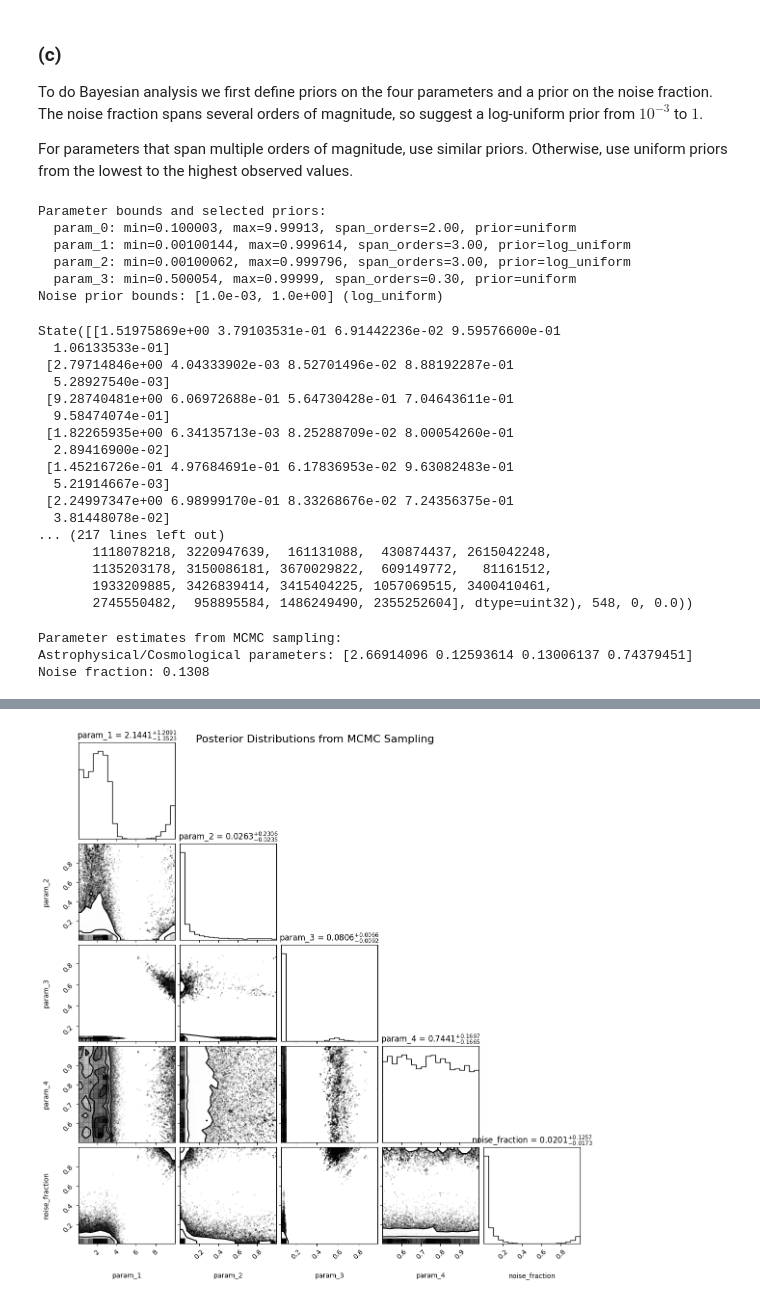
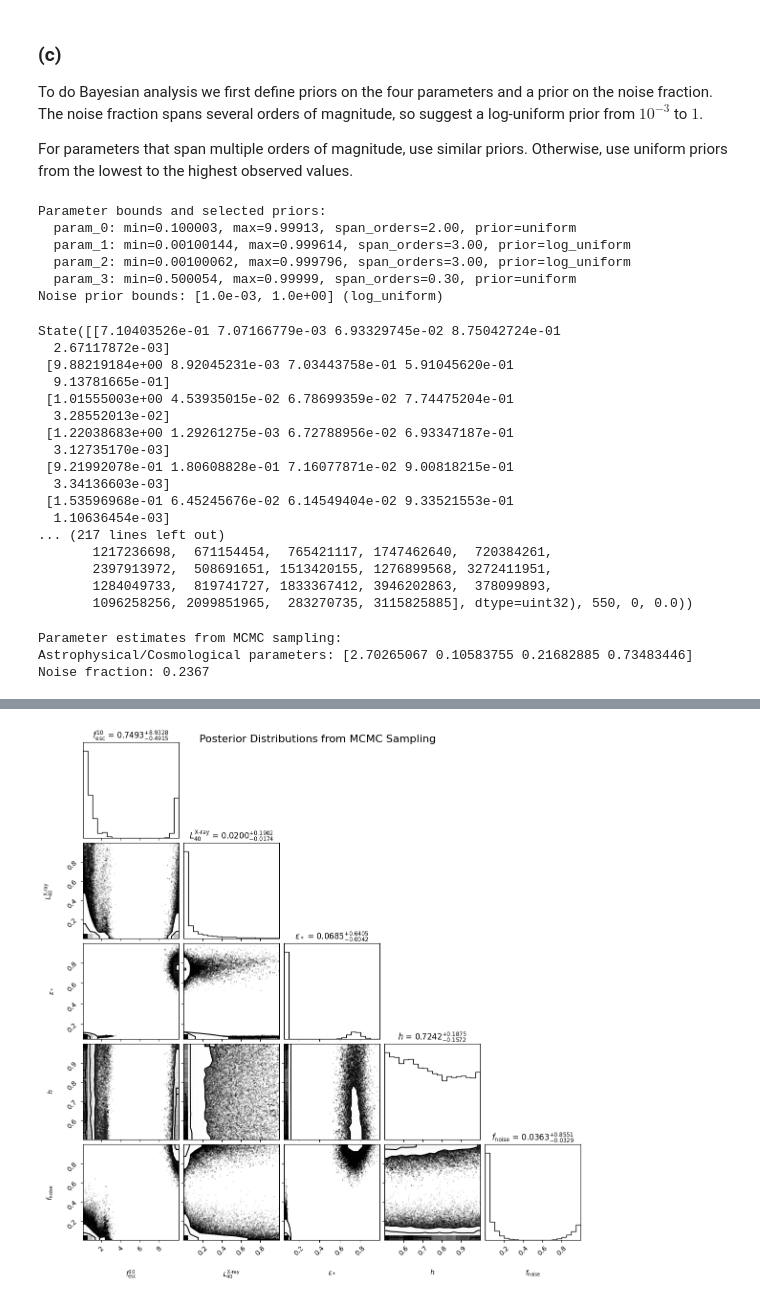
Before and after one commit to AlexBM173/apb86_A1, a Jupyter notebook: draft.ipynb, the cells around one changed output, grey strips where cells are left out. Cells and saved outputs as stored; diff of their text form; code cells hidden in the pictures.

```diff
--- a/draft.ipynb
+++ b/draft.ipynb
@@ -396,7 +396,7 @@ sampler = EnsembleSampler(
         noise_bounds,
     ),
 )
-sampler.run_mcmc(initial_pos, 20000, progress=True)
+sampler.run_mcmc(initial_pos, 40000, progress=True)
 # %% [output]
 Parameter bounds and selected priors:
   param_0: min=0.100003, max=9.99913, span_orders=2.00, prior=uniform
@@ -404,39 +404,39 @@ Parameter bounds and selected priors:
   param_2: min=0.00100062, max=0.999796, span_orders=3.00, prior=log_uniform
   param_3: min=0.500054, max=0.99999, span_orders=0.30, prior=uniform
 Noise prior bounds: [1.0e-03, 1.0e+00] (log_uniform)
-State([[1.51975869e+00 3.79103531e-01 6.91442236e-02 9.59576600e-01
-  1.06133533e-01]
- [2.79714846e+00 4.04333902e-03 8.52701496e-02 8.88192287e-01
-  5.28927540e-03]
- [9.28740481e+00 6.06972688e-01 5.64730428e-01 7.04643611e-01
-  9.58474074e-01]
- [1.82265935e+00 6.34135713e-03 8.25288709e-02 8.00054260e-01
-  2.89416900e-02]
- [1.45216726e-01 4.97684691e-01 6.17836953e-02 9.63082483e-01
-  5.21914667e-03]
- [2.24997347e+00 6.98999170e-01 8.33268676e-02 7.24356375e-01
-  3.81448078e-02]
+State([[7.10403526e-01 7.07166779e-03 6.93329745e-02 8.75042724e-01
+  2.67117872e-03]
+ [9.88219184e+00 8.92045231e-03 7.03443758e-01 5.91045620e-01
+  9.13781665e-01]
+ [1.01555003e+00 4.53935015e-02 6.78699359e-02 7.74475204e-01
+  3.28552013e-02]
+ [1.22038683e+00 1.29261275e-03 6.72788956e-02 6.93347187e-01
+  3.12735170e-03]
+ [9.21992078e-01 1.80608828e-01 7.16077871e-02 9.00818215e-01
+  3.34136603e-03]
+ [1.53596968e-01 6.45245676e-02 6.14549404e-02 9.33521553e-01
+  1.10636454e-03]
 ... (217 lines left out)
-       1118078218, 3220947639,  161131088,  430874437, 2615042248,
-       1135203178, 3150086181, 3670029822,  609149772,   81161512,
-       1933209885, 3426839414, 3415404225, 1057069515, 3400410461,
-       2745550482,  958895584, 1486249490, 2355252604], dtype=uint32), 548, 0, 0.0))
+       1217236698,  671154454,  765421117, 1747462640,  720384261,
+       2397913972,  508691651, 1513420155, 1276899568, 3272411951,
+       1284049733,  819741727, 1833367412, 3946202863,  378099893,
+       1096258256, 2099851965,  283270735, 3115825885], dtype=uint32), 550, 0, 0.0))
 # %%
 # Get chains and compute parameter estimates
-samples = sampler.get_chain(discard=4000, thin=10, flat=True)
+samples = sampler.get_chain(discard=8000, thin=10, flat=True)
 parameter_estimates = np.mean(samples, axis=0)
 print("Parameter estimates from MCMC sampling:")
 print(f"Astrophysical/Cosmological parameters: {parameter_estimates[:4]}")
 print(f"Noise fraction: {parameter_estimates[4]:.4f}")
 # %% [output]
 Parameter estimates from MCMC sampling:
-Astrophysical/Cosmological parameters: [2.66914096 0.12593614 0.13006137 0.74379451]
-Noise fraction: 0.1308
+Astrophysical/Cosmological parameters: [2.70265067 0.10583755 0.21682885 0.73483446]
+Noise fraction: 0.2367
 # %%
 import corner
 
 # Plot corner plot of the posterior samples
-labels = [f"param_{i+1}" for i in range(4)] + ["noise_fraction"]
+labels = ["$f_\\text{esc}^{10}$", "$L_{40}^\\text{X-ray}$", "$\\epsilon_*$", "$h$", "$f_\\text{noise}$"]
 fig = corner.corner(
     samples,
     labels=labels,
@@ -453 +456 @@ WARNING:root:Too few points to create valid contours
-[figure, old version]
+[figure, new version]
```
Also changed, not shown: parts of 10 cells of this notebook, 21 other files.
